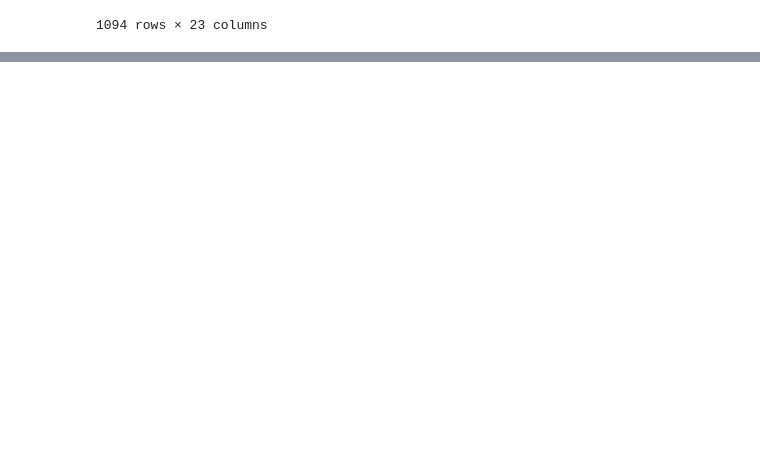
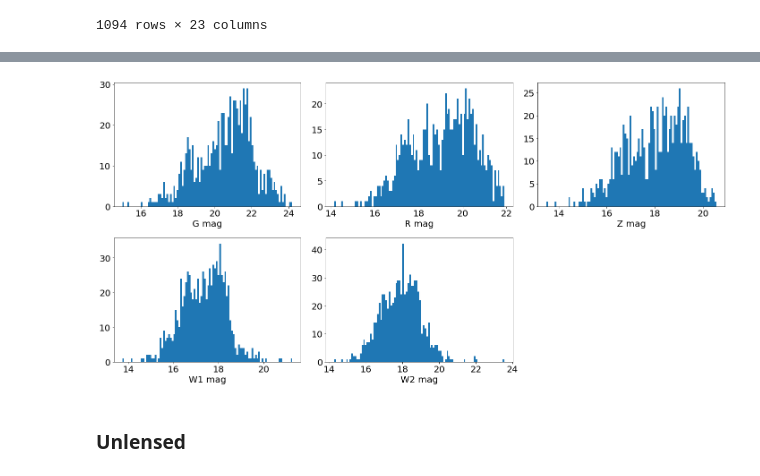
Before and after one commit to eramey16/galactic_lenses, a Jupyter notebook: Test.ipynb, the cells around one changed output, grey strips where cells are left out. Drawn from its saved outputs; the diff is of its cells as text; code cells hidden in the pictures; blank space fills up the shorter version.

```diff
--- a/Test.ipynb
+++ b/Test.ipynb
@@ -223,0 +307,27 @@ data
+# %%
+data = data2
+
+fig, axes = plt.subplots(2, 3, figsize=(20,10))
+
+axes[0,0].hist(data['dered_mag_g'], bins=100)
+axes[0,0].set_xlabel('G mag')
+
+axes[0,1].hist(data['dered_mag_r'], bins=100)
+axes[0,1].set_xlabel('R mag')
+
+axes[0,2].hist(data['dered_mag_z'], bins=100)
+axes[0,2].set_xlabel('Z mag')
+
+axes[1,0].hist(data['dered_mag_w1'], bins=100)
+axes[1,0].set_xlabel('W1 mag')
+
+axes[1,1].hist(data['dered_mag_w2'], bins=100)
+axes[1,1].set_xlabel('W2 mag')
+
+axes[1,2].axis('off')
+plt.tight_layout()
+plt.savefig('lensed_magnitudes.png', bbox_inches='tight')
+# %% [output]
+[figure, added]
+# %% [markdown]
+### Unlensed
```
Also changed, not shown: parts of 60 cells of this notebook, 12 other files.
